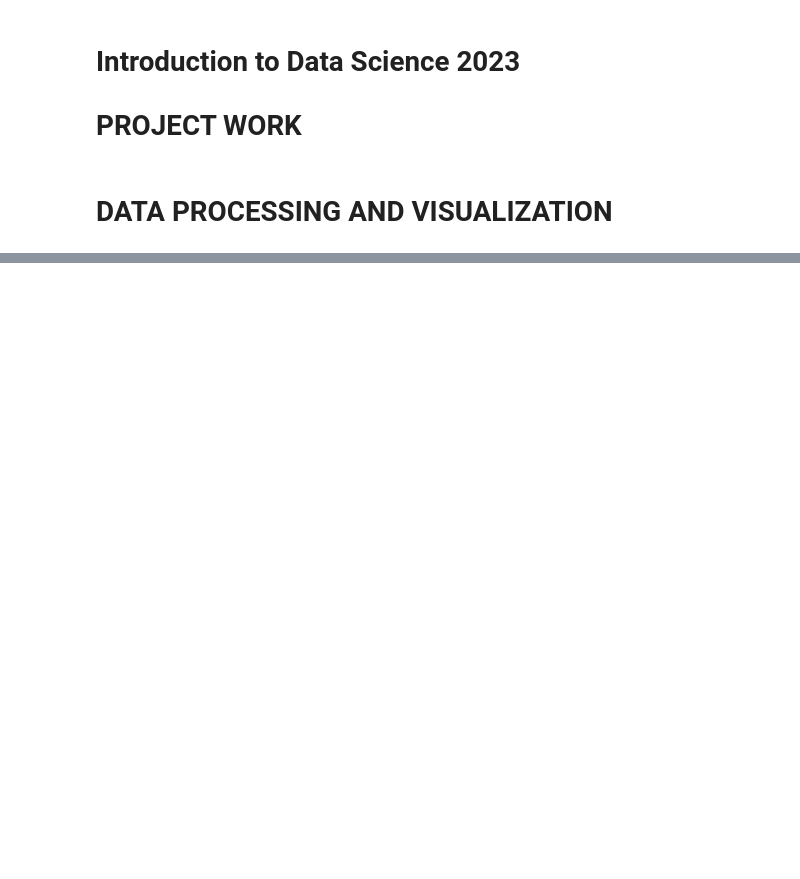
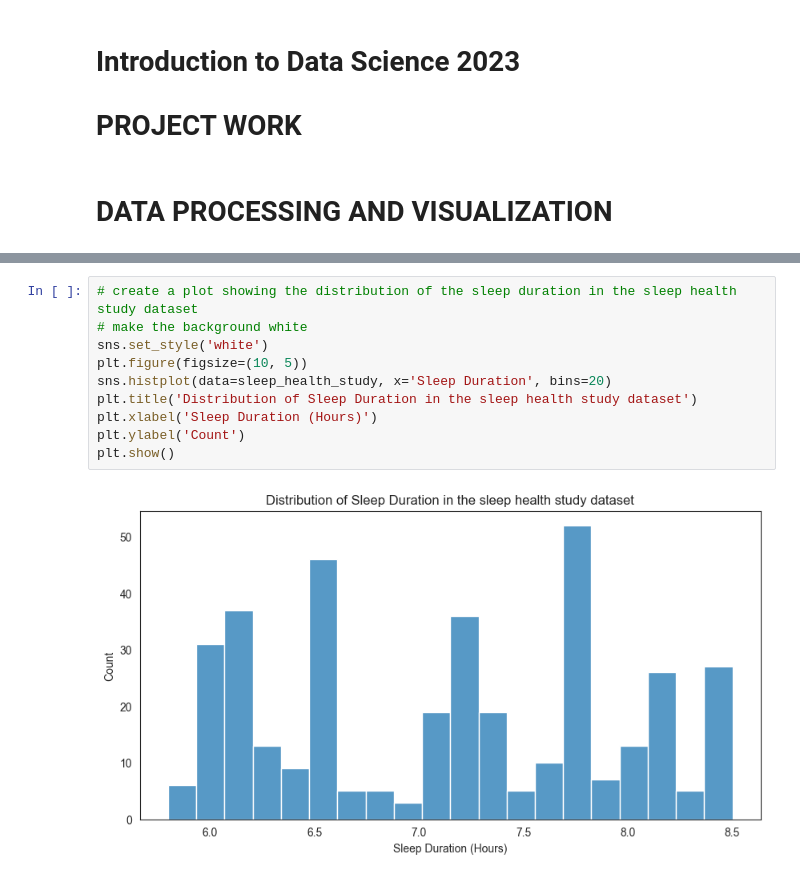
Before and after one commit to heksaani/DataScienceProject, a Jupyter notebook: preprocessing.ipynb, the cells around one changed output, grey strips where cells are left out. Cells and saved outputs as stored; diff of their text form; blank space fills up the shorter version.

```diff
--- a/preprocessing.ipynb
+++ b/preprocessing.ipynb
@@ -36,0 +46,12 @@ print(df.head())
+# %%
+# create a plot showing the distribution of the sleep duration in the sleep health study dataset
+# make the background white
+sns.set_style('white')
+plt.figure(figsize=(10, 5))
+sns.histplot(data=sleep_health_study, x='Sleep Duration', bins=20)
+plt.title('Distribution of Sleep Duration in the sleep health study dataset')
+plt.xlabel('Sleep Duration (Hours)')
+plt.ylabel('Count')
+plt.show()
+# %% [output]
+[figure, added]
```
Also changed, not shown: parts of 9 cells of this notebook, 4 other files.
